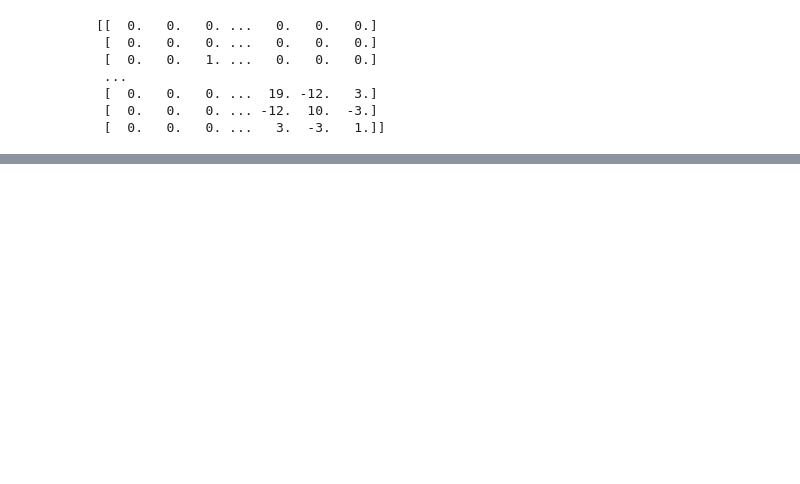
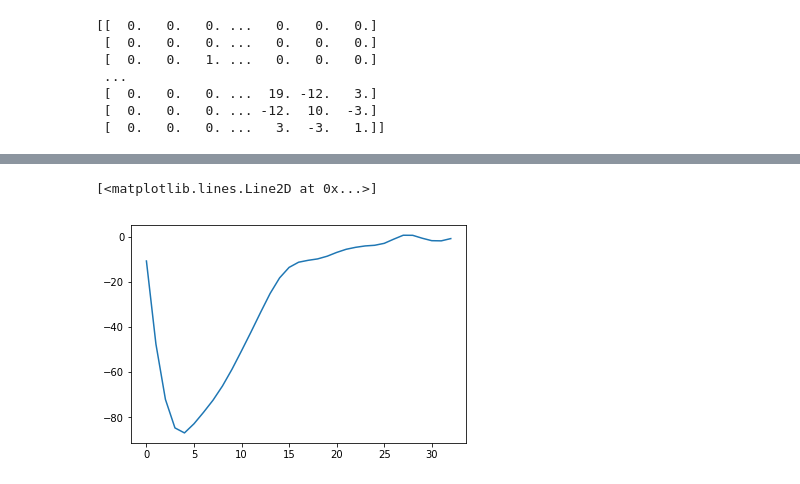
Before and after one commit to vlcekl/eam-models, a Jupyter notebook: notebooks/convert_tpf_to_bsplines.ipynb, the cells around one changed output, grey strips where cells are left out. Drawn from its saved outputs; the diff is of its cells as text; code cells hidden in the pictures; blank space fills up the shorter version.

```diff
--- a/notebooks/convert_tpf_to_bsplines.ipynb
+++ b/notebooks/convert_tpf_to_bsplines.ipynb
@@ -345,0 +486,6 @@ plt.xlim(2.0,5.65)
+# %%
+grid = [0.0] + list(np.logspace(-3, 1, 80))
+# %%
+cv_scores = kfold_cv(stats, targets, trajs, grid)
+lamb_best = sorted(cv_scores, key=lambda x: x[-1])[:10]
+lamb_best
@@ -345,0 +503,10 @@ plt.xlim(2.0,5.65)
+# %%
+def best_params(stat, target, trajs, lamb):
+
+    X, y = make_matrices(target, stat, weights=True)
+
+    beta = np.linalg.inv(X.T.dot(X) + lamb*Dsqr).dot(X.T).dot(y)
+
+    #rss = (y - X.dot(beta)).T.dot(y - X.dot(beta))
+
+    return beta#, rss
@@ -345,0 +520,4 @@ plt.xlim(2.0,5.65)
+# %%
+print(lamb_best[0][0])
+beta_old = best_params(stats, targets, trajs, lamb_best[0][0])
+beta_old
@@ -345,0 +535,5 @@ plt.xlim(2.0,5.65)
+# %%
+plt.plot(beta_old[2:])
+# %% [output]
+[<matplotlib.lines.Line2D at 0x...>]
+[figure, added]
```
Also changed, not shown: parts of 26 cells of this notebook.
